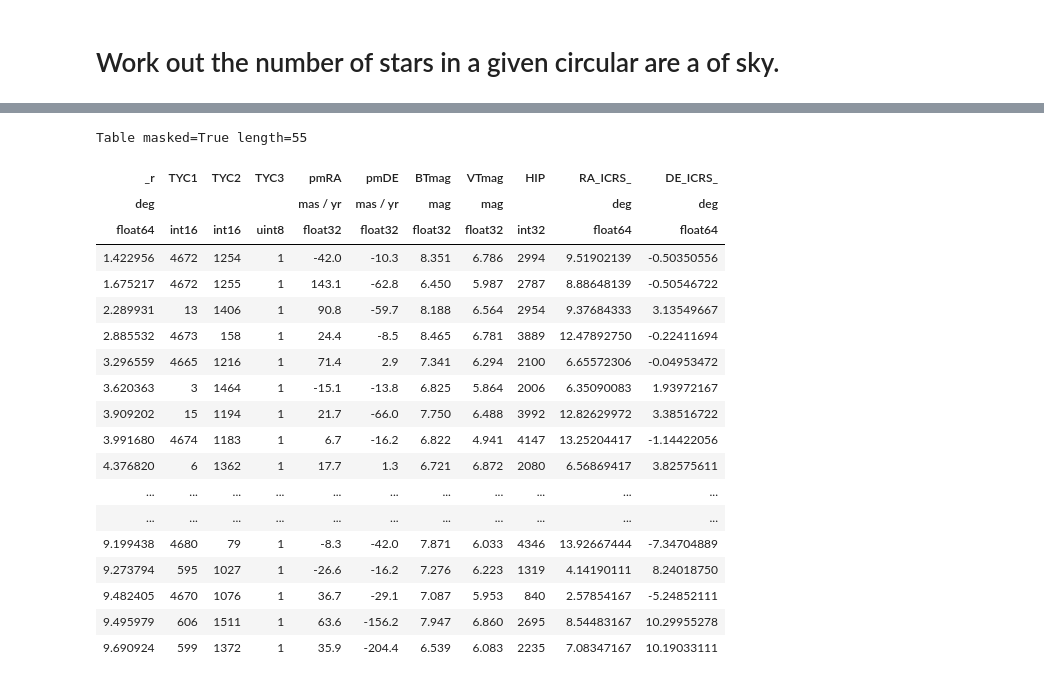
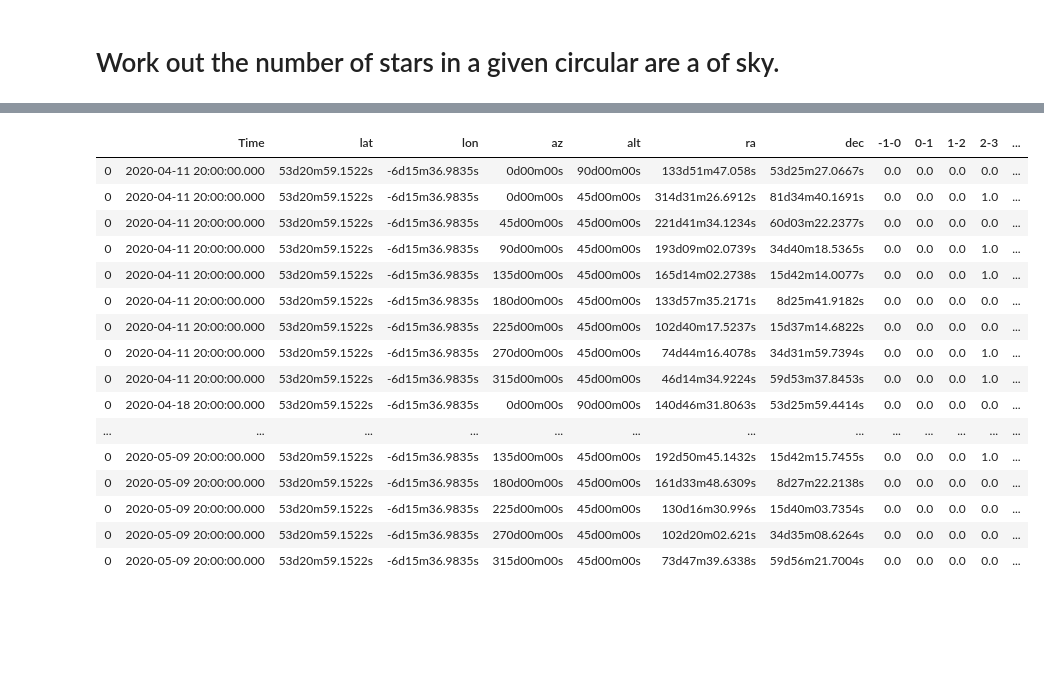
Before and after one commit to albertw/Light-Pollution, a Jupyter notebook: Star Spotting.ipynb, the cells around one changed output, grey strips where cells are left out. Cells and saved outputs as stored; diff of their text form; code cells hidden in the pictures; blank space fills up the shorter version.

Commit message:
Updated with result summary

```diff
--- a/Star Spotting.ipynb
+++ b/Star Spotting.ipynb
@@ -37,30 +63,0 @@ result = v.query_region(SkyCoord('0h39m15.9s', '0d53m17.016s', frame='icrs'),
-# %%
-t=result[0]
-
-mask = t['VTmag'] < 7  # Makes a boolean selection mask (numpy array) and gets only stars brighter than mag 7
-t_new = t[mask]
-t_new
-
-# Select individual stars
-#t_new[t_new['HIP'] == 27913]
-# %% [output]
-Table masked=True length=55
-| _r | TYC1 | TYC2 | TYC3 | pmRA | pmDE | BTmag | VTmag | HIP | RA_ICRS_ | DE_ICRS_ |
-| deg |  |  |  | mas / yr | mas / yr | mag | mag |  | deg | deg |
-| float64 | int16 | int16 | uint8 | float32 | float32 | float32 | float32 | int32 | float64 | float64 |
-| 1.422956 | 4672 | 1254 | 1 | -42.0 | -10.3 | 8.351 | 6.786 | 2994 | 9.51902139 | -0.50350556 |
-| 1.675217 | 4672 | 1255 | 1 | 143.1 | -62.8 | 6.450 | 5.987 | 2787 | 8.88648139 | -0.50546722 |
-| 2.289931 | 13 | 1406 | 1 | 90.8 | -59.7 | 8.188 | 6.564 | 2954 | 9.37684333 | 3.13549667 |
-| 2.885532 | 4673 | 158 | 1 | 24.4 | -8.5 | 8.465 | 6.781 | 3889 | 12.47892750 | -0.22411694 |
-| 3.296559 | 4665 | 1216 | 1 | 71.4 | 2.9 | 7.341 | 6.294 | 2100 | 6.65572306 | -0.04953472 |
-| 3.620363 | 3 | 1464 | 1 | -15.1 | -13.8 | 6.825 | 5.864 | 2006 | 6.35090083 | 1.93972167 |
-| 3.909202 | 15 | 1194 | 1 | 21.7 | -66.0 | 7.750 | 6.488 | 3992 | 12.82629972 | 3.38516722 |
-| 3.991680 | 4674 | 1183 | 1 | 6.7 | -16.2 | 6.822 | 4.941 | 4147 | 13.25204417 | -1.14422056 |
-| 4.376820 | 6 | 1362 | 1 | 17.7 | 1.3 | 6.721 | 6.872 | 2080 | 6.56869417 | 3.82575611 |
-| ... | ... | ... | ... | ... | ... | ... | ... | ... | ... | ... |
-| ... | ... | ... | ... | ... | ... | ... | ... | ... | ... | ... |
-| 9.199438 | 4680 | 79 | 1 | -8.3 | -42.0 | 7.871 | 6.033 | 4346 | 13.92667444 | -7.34704889 |
-| 9.273794 | 595 | 1027 | 1 | -26.6 | -16.2 | 7.276 | 6.223 | 1319 | 4.14190111 | 8.24018750 |
-| 9.482405 | 4670 | 1076 | 1 | 36.7 | -29.1 | 7.087 | 5.953 | 840 | 2.57854167 | -5.24852111 |
-| 9.495979 | 606 | 1511 | 1 | 63.6 | -156.2 | 7.947 | 6.860 | 2695 | 8.54483167 | 10.29955278 |
-| 9.690924 | 599 | 1372 | 1 | 35.9 | -204.4 | 6.539 | 6.083 | 2235 | 7.08347167 | 10.19033111 |
@@ -66,0 +93,50 @@ Table masked=True length=55
+# %%
+# Slow...
+resultdf = pd.DataFrame()
+for point in get_viewpoints(obstime=Time('2020-4-11 20:00:00')):
+    resultdf = pd.concat([resultdf, generate_result_row(point)])
+for point in get_viewpoints(obstime=Time('2020-4-18 20:00:00')):
+    resultdf = pd.concat([resultdf, generate_result_row(point)])
+for point in get_viewpoints(obstime=Time('2020-4-25 20:00:00')):
+    resultdf = pd.concat([resultdf, generate_result_row(point)])
+for point in get_viewpoints(obstime=Time('2020-5-2 20:00:00')):
+    resultdf = pd.concat([resultdf, generate_result_row(point)])
+for point in get_viewpoints(obstime=Time('2020-5-9 20:00:00')):
+    resultdf = pd.concat([resultdf, generate_result_row(point)])
+# %%
+# Tidy up the dataframe
+try:
+    resultdf.rename(columns={-1: "-1-0",
+                        0 : "0-1",
+                        1 : "1-2",
+                        2 : "2-3",
+                        3 : "3-4",
+                        4 : "4-5",
+                        5 : "5-6",
+                        6 : "6-7",
+                        7 : "7-8"},
+               inplace=True)
+    resultdf.drop(columns=[8], inplace=True)
+except KeyError as e:
+    pass
+resultdf.to_csv('starsummary.csv')
+# %%
+resultdf
+# %% [output]
+|  | Time | lat | lon | az | alt | ra | dec | -1-0 | 0-1 | 1-2 | 2-3 | ... |
+| 0 | 2020-04-11 20:00:00.000 | 53d20m59.1522s | -6d15m36.9835s | 0d00m00s | 90d00m00s | 133d51m47.058s | 53d25m27.0667s | 0.0 | 0.0 | 0.0 | 0.0 | ... |
+| 0 | 2020-04-11 20:00:00.000 | 53d20m59.1522s | -6d15m36.9835s | 0d00m00s | 45d00m00s | 314d31m26.6912s | 81d34m40.1691s | 0.0 | 0.0 | 0.0 | 1.0 | ... |
+| 0 | 2020-04-11 20:00:00.000 | 53d20m59.1522s | -6d15m36.9835s | 45d00m00s | 45d00m00s | 221d41m34.1234s | 60d03m22.2377s | 0.0 | 0.0 | 0.0 | 0.0 | ... |
+| 0 | 2020-04-11 20:00:00.000 | 53d20m59.1522s | -6d15m36.9835s | 90d00m00s | 45d00m00s | 193d09m02.0739s | 34d40m18.5365s | 0.0 | 0.0 | 0.0 | 1.0 | ... |
+| 0 | 2020-04-11 20:00:00.000 | 53d20m59.1522s | -6d15m36.9835s | 135d00m00s | 45d00m00s | 165d14m02.2738s | 15d42m14.0077s | 0.0 | 0.0 | 0.0 | 1.0 | ... |
+| 0 | 2020-04-11 20:00:00.000 | 53d20m59.1522s | -6d15m36.9835s | 180d00m00s | 45d00m00s | 133d57m35.2171s | 8d25m41.9182s | 0.0 | 0.0 | 0.0 | 0.0 | ... |
+| 0 | 2020-04-11 20:00:00.000 | 53d20m59.1522s | -6d15m36.9835s | 225d00m00s | 45d00m00s | 102d40m17.5237s | 15d37m14.6822s | 0.0 | 0.0 | 0.0 | 0.0 | ... |
+| 0 | 2020-04-11 20:00:00.000 | 53d20m59.1522s | -6d15m36.9835s | 270d00m00s | 45d00m00s | 74d44m16.4078s | 34d31m59.7394s | 0.0 | 0.0 | 0.0 | 1.0 | ... |
+| 0 | 2020-04-11 20:00:00.000 | 53d20m59.1522s | -6d15m36.9835s | 315d00m00s | 45d00m00s | 46d14m34.9224s | 59d53m37.8453s | 0.0 | 0.0 | 0.0 | 1.0 | ... |
+| 0 | 2020-04-18 20:00:00.000 | 53d20m59.1522s | -6d15m36.9835s | 0d00m00s | 90d00m00s | 140d46m31.8063s | 53d25m59.4414s | 0.0 | 0.0 | 0.0 | 0.0 | ... |
+| ... | ... | ... | ... | ... | ... | ... | ... | ... | ... | ... | ... | ... |
+| 0 | 2020-05-09 20:00:00.000 | 53d20m59.1522s | -6d15m36.9835s | 135d00m00s | 45d00m00s | 192d50m45.1432s | 15d42m15.7455s | 0.0 | 0.0 | 0.0 | 1.0 | ... |
+| 0 | 2020-05-09 20:00:00.000 | 53d20m59.1522s | -6d15m36.9835s | 180d00m00s | 45d00m00s | 161d33m48.6309s | 8d27m22.2138s | 0.0 | 0.0 | 0.0 | 0.0 | ... |
+| 0 | 2020-05-09 20:00:00.000 | 53d20m59.1522s | -6d15m36.9835s | 225d00m00s | 45d00m00s | 130d16m30.996s | 15d40m03.7354s | 0.0 | 0.0 | 0.0 | 0.0 | ... |
+| 0 | 2020-05-09 20:00:00.000 | 53d20m59.1522s | -6d15m36.9835s | 270d00m00s | 45d00m00s | 102d20m02.621s | 34d35m08.6264s | 0.0 | 0.0 | 0.0 | 0.0 | ... |
+| 0 | 2020-05-09 20:00:00.000 | 53d20m59.1522s | -6d15m36.9835s | 315d00m00s | 45d00m00s | 73d47m39.6338s | 59d56m21.7004s | 0.0 | 0.0 | 0.0 | 0.0 | ... |
```
Also changed, not shown: parts of 7 cells of this notebook.
